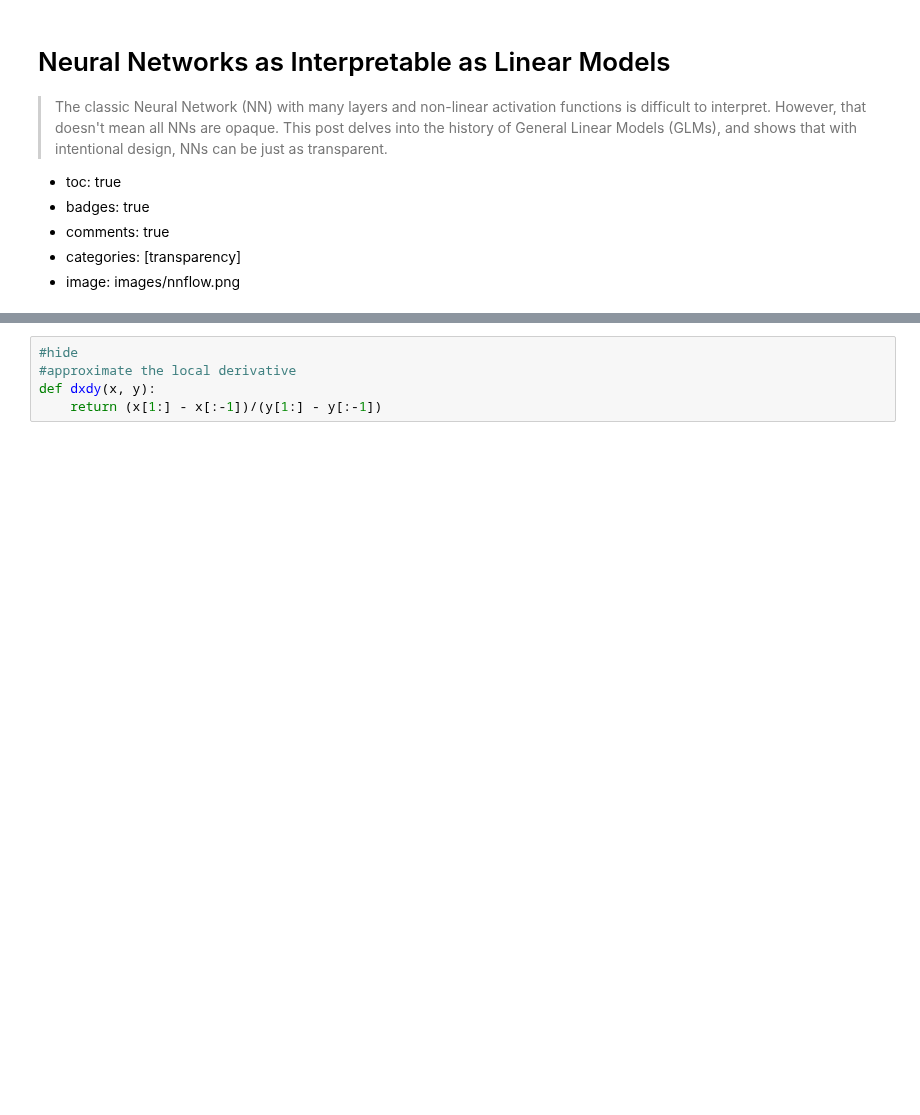
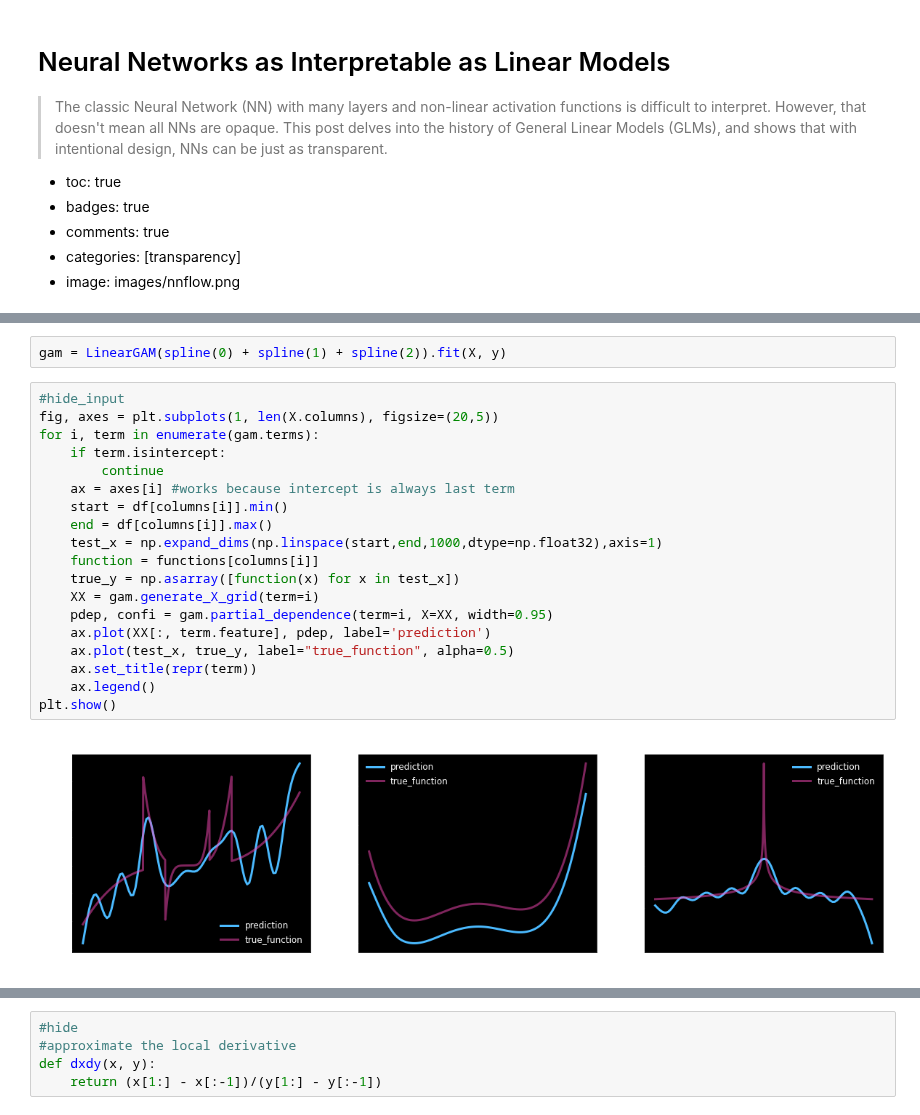
Before and after one commit to RyanSaxe/blog, a Jupyter notebook: _notebooks/2020-12-01-NAM.ipynb, the cells around one changed output, grey strips where cells are left out. Drawn from its saved outputs; the diff is of its cells as text; blank space fills up the shorter version.

```diff
--- a/_notebooks/2020-12-01-NAM.ipynb
+++ b/_notebooks/2020-12-01-NAM.ipynb
@@ -52,2 +112,25 @@ X.assign(target=y).head()
+# %%
+gam = LinearGAM(spline(0) + spline(1) + spline(2)).fit(X, y)
+# %%
+#hide_input
+fig, axes = plt.subplots(1, len(X.columns), figsize=(20,5))
+for i, term in enumerate(gam.terms):
+    if term.isintercept:
+        continue
+    ax = axes[i] #works because intercept is always last term
+    start = df[columns[i]].min()
+    end = df[columns[i]].max()
+    test_x = np.expand_dims(np.linspace(start,end,1000,dtype=np.float32),axis=1)
+    function = functions[columns[i]]
+    true_y = np.asarray([function(x) for x in test_x])
+    XX = gam.generate_X_grid(term=i)
+    pdep, confi = gam.partial_dependence(term=i, X=XX, width=0.95)
+    ax.plot(XX[:, term.feature], pdep, label='prediction')
+    ax.plot(test_x, true_y, label="true_function", alpha=0.5)
+    ax.set_title(repr(term))
+    ax.legend()
+plt.show()
+# %% [output]
+[figure, added]
 # %%
 #define a simple softplus multi-layer perceptron
```
Also changed, not shown: parts of 13 cells of this notebook.
